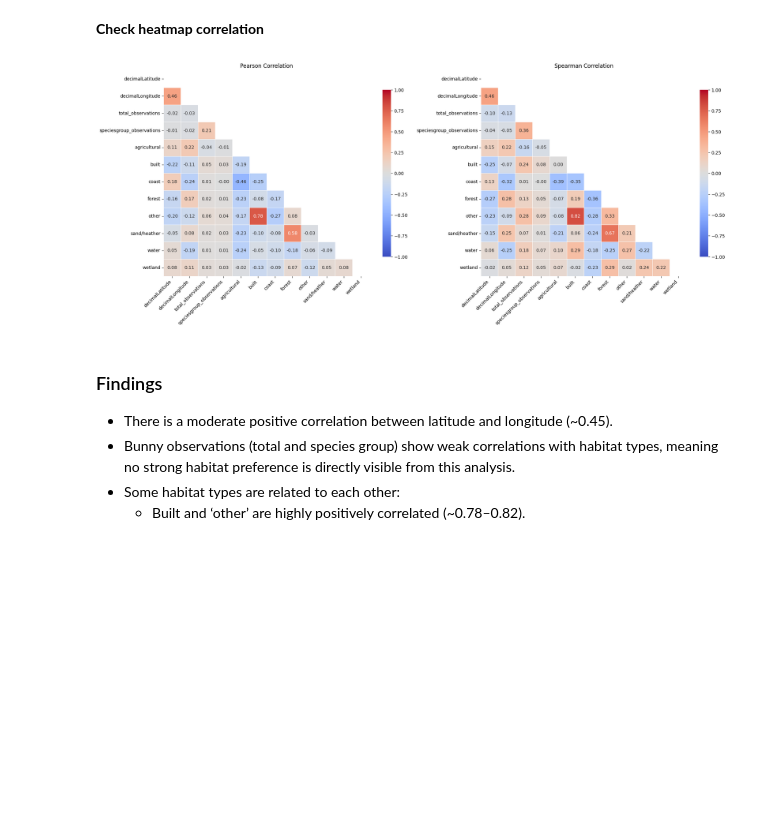
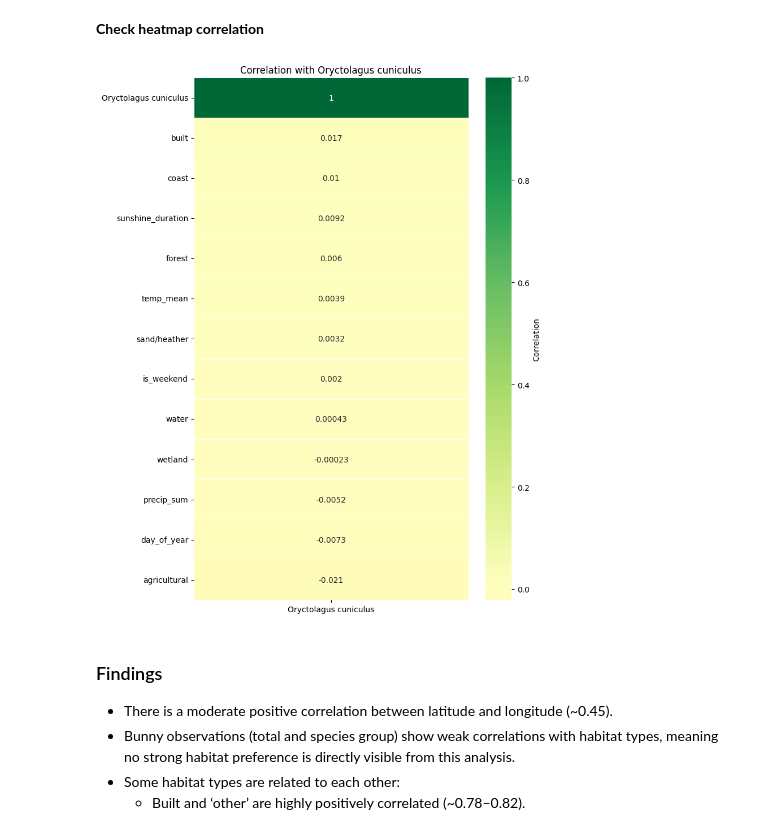
Before and after one commit to Sannebeast/Rabbitions, a Jupyter notebook: notebooks/project.ipynb, the cells around one changed output. Cells and saved outputs as stored; diff of their text form; code cells hidden in the pictures; blank space fills up the shorter version.

```diff
--- a/notebooks/project.ipynb
+++ b/notebooks/project.ipynb
@@ -10,7 +10,7 @@ import numpy as np
 **Load and merge datasets**
 # %%
 
-df = pd.read_csv("../data/bunny.csv")
+df = pd.read_csv("../data/bunny.csv", dtype={'Oryctolagus cuniculus': str})
 habitat = pd.read_csv("../data/habitats.csv")
 # %% [markdown]
 ---
@@ -200,53 +296,62 @@ df = df.merge(habitat, how="left", on=["decimalLatitude", "decimalLongitude"])
 # %% [markdown]
 **Check heatmap correlation**
 # %%
-corr_pearson = df.corr(numeric_only=True, method="pearson")
-corr_spearman = df.corr(numeric_only=True, method="spearman")
+import pandas as pd
+import matplotlib.pyplot as plt
+import seaborn as sns
 
-mask = np.triu(np.ones_like(corr_pearson, dtype=bool))
+# -----------------------------
+# 1. Select relevant columns
+# -----------------------------
+cols = [
+    'Oryctolagus cuniculus',
+    'agricultural', 'built', 'coast', 'forest',
+    'sand/heather', 'water', 'wetland',
+    'temp_mean', 'precip_sum', 'sunshine_duration',
+    'is_weekend', 'day_of_year'
+]
 
-fig, axes = plt.subplots(1, 2, figsize=(20, 8))
+# -----------------------------
+# 2. Clean data (important)
+# -----------------------------
+df_clean = df[cols].replace("unknown", pd.NA)
 
-# Pearson
+# convert everything to numeric safely
+df_clean = df_clean.apply(pd.to_numeric, errors='coerce')
+
+# drop rows with missing values
+df_clean = df_clean.dropna()
+
+# -----------------------------
+# 3. Correlation matrix
+# -----------------------------
+corr = df_clean.corr()
+
+# extract correlation with target species
+target_corr = corr[['Oryctolagus cuniculus']].sort_values(
+    by='Oryctolagus cuniculus',
+    ascending=False
+)
+
+# -----------------------------
+# 4. Plot heatmap
+# -----------------------------
+plt.figure(figsize=(8, 10))
+
 sns.heatmap(
-    corr_pearson,
-    mask=mask,
-    cmap="coolwarm",
-    vmin=-1,
-    vmax=1,
+    target_corr,
+    annot=True,
+    cmap='RdYlGn',
     center=0,
-    annot=True,
-    fmt=".2f",
     linewidths=0.5,
-    square=True,
-    cbar_kws={"shrink": 0.8},
-    ax=axes[0]
+    cbar_kws={'label': 'Correlation'}
 )
-axes[0].set_title("Pearson Correlation")
-axes[0].set_xticklabels(axes[0].get_xticklabels(), rotation=45, ha="right")
 
-# Spearman
-sns.heatmap(
-    corr_spearman,
-    mask=mask,
-    cmap="coolwarm",
-    vmin=-1,
-    vmax=1,
-    center=0,
-    annot=True,
-    fmt=".2f",
-    linewidths=0.5,
-    square=True,
-    cbar_kws={"shrink": 0.8},
-    ax=axes[1]
-)
-axes[1].set_title("Spearman Correlation")
-axes[1].set_xticklabels(axes[1].get_xticklabels(), rotation=45, ha="right")
-
+plt.title("Correlation with Oryctolagus cuniculus")
 plt.tight_layout()
 plt.show()
 # %% [output]
-[figure, old version]
+[figure, new version]
 # %% [markdown]
 ### Findings
 * There is a moderate positive correlation between latitude and longitude (~0.45).
```
Also changed, not shown: parts of 3 cells of this notebook.
